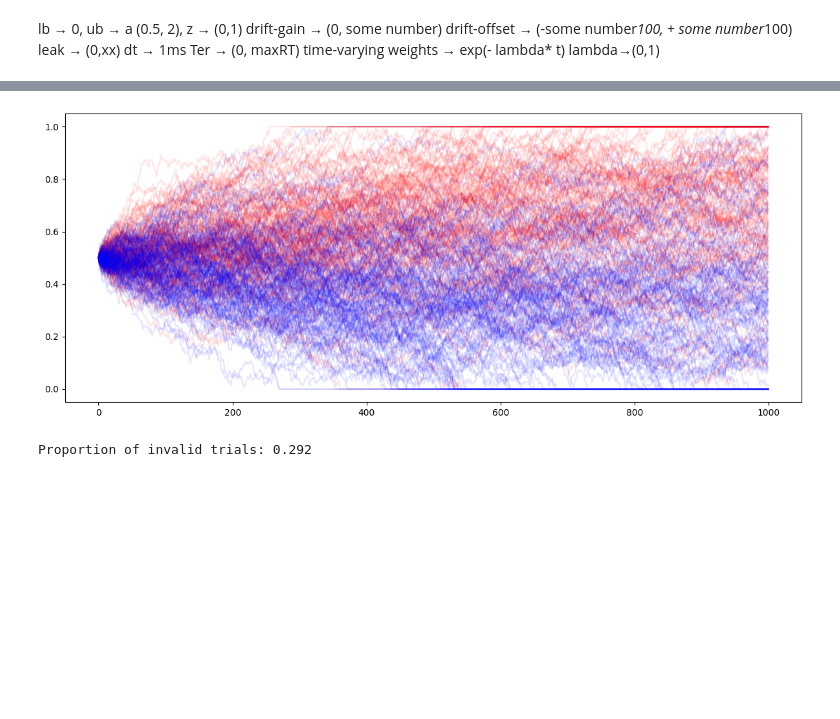
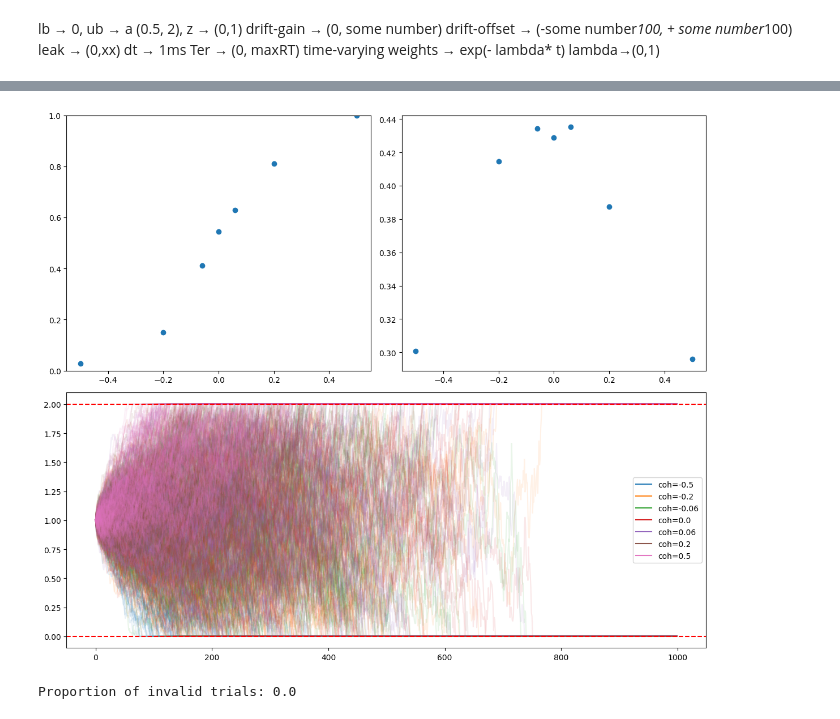
Before and after one commit to vaibrainium/decision-models, a Jupyter notebook: notebooks/0.1-new.ipynb, the cells around one changed output, grey strips where cells are left out. Cells and saved outputs as stored; diff of their text form; code cells hidden in the pictures; blank space fills up the shorter version.

Commit message:
feat: OU process successfully implemented for decision data

```diff
--- a/notebooks/0.1-new.ipynb
+++ b/notebooks/0.1-new.ipynb
@@ -264,19 +184,52 @@ Proportion of invalid trials: 0.222
-# %%
-
-fig = plt.figure(figsize=(12,5))
-gs = gridspec.GridSpec(2, 2)
-
-coh_to_plot = 0.06
-plt.plot(dv[(stimulus[:,0])==coh_to_plot].T, color='r', alpha=0.1)
-plt.plot(dv[(stimulus[:,0])==-coh_to_plot].T, color='b', alpha=0.1)
-plt.plot([],[], color='r', alpha=1, label=f'coh={coh}')
-plt.plot([],[], color='b', alpha=1, label=f'coh={-coh}')
-
-
-plt.tight_layout()
-plt.show()
-
-print("Proportion of invalid trials:", np.mean(np.isnan(choice)))
-# %% [output]
-[figure, removed]
-Proportion of invalid trials: 0.292
+# %%
+ddm = DriftDiffusionSimulator()
+
+ddm.ndt = 0.1      # non-decision time
+ddm.a = 2        # boundary separation
+ddm.z = 0.5          # starting point (as a proportion of a)
+ddm.drift_gain = 7 # gain on the input to get drift rate
+ddm.drift_offset = 0.0
+ddm.variance = 1   # variance of the noise in the accumulation process
+ddm.dt = 0.001        # time step for simulation
+ddm.leak_rate = 0.1     # leakage parameter
+ddm.time_constant = 1e-3 # urgency signal time constant
+
+
+
+rt, choice,dv = ddm.simulate_trials(stimulus)
+data = pd.DataFrame({
+    "signed_coherence": stimulus[:,0].flatten(),
+    "choice": choice.flatten(),
+    "response_time": rt.flatten(),
+})
+x_data, y_data = get_psychometric_data(data)
+_,_,rt_mean,_,_ = get_chronometric_data(data)
+fig = plt.figure(figsize=(12,10))
+gs = gridspec.GridSpec(2, 2)
+
+# Top-left subplot
+ax1 = fig.add_subplot(gs[0, 0])
+ax1.plot(x_data, y_data, 'o')
+ax1.set_ylim(0, 1)
+
+# Top-right subplot
+ax2 = fig.add_subplot(gs[0, 1])
+ax2.plot(x_data, rt_mean, 'o')
+
+
+# Bottom subplot spanning both columns
+ax3 = fig.add_subplot(gs[1, :])
+for coh in coherence_levels:
+    ax3.plot(dv[stimulus[:,0]==coh].T, color=sns.color_palette("tab10")[coherence_levels.index(coh)], alpha=0.1)
+    ax3.plot([],[], color=sns.color_palette("tab10")[coherence_levels.index(coh)], alpha=1, label=f'coh={coh}')
+ax3.axhline(ddm.a, color='red', linestyle='--')
+ax3.axhline(0, color='red', linestyle='--')
+ax3.legend()
+
+plt.tight_layout()
+plt.show()
+
+print("Proportion of invalid trials:", np.mean(np.isnan(choice)))
+# %% [output]
+[figure, added]
+Proportion of invalid trials: 0.0
```
Also changed, not shown: parts of 11 cells of this notebook, 7 other files.
